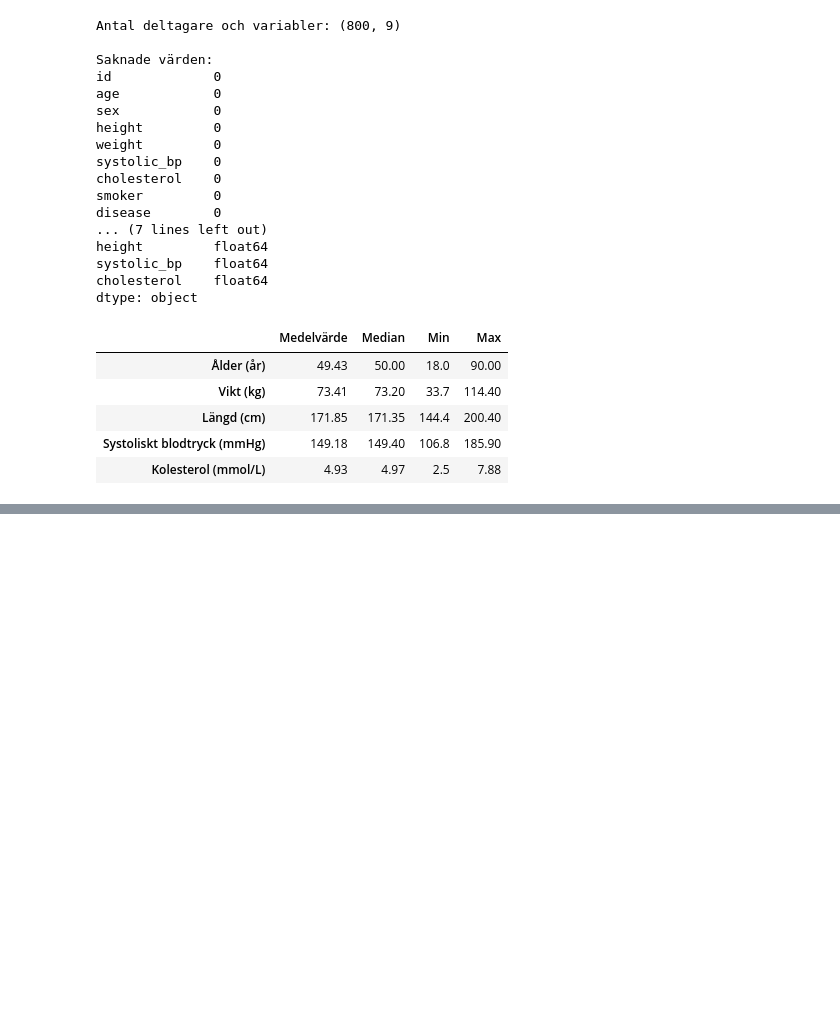
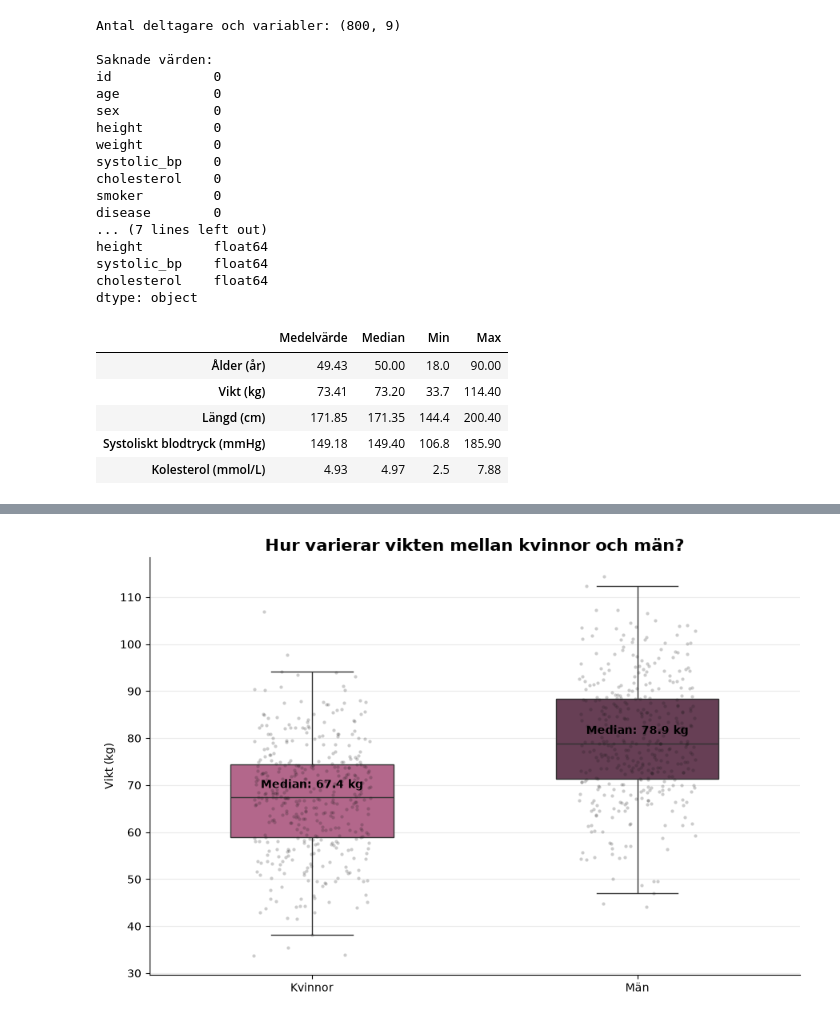
Before and after one commit to idaebeling/halsostudie, a Jupyter notebook: notebooks/halsostudie_del1.ipynb, the cells around one changed output, grey strips where cells are left out. Saved outputs shown, nothing was run; the diff lists cells and outputs as text; code cells hidden in the pictures; blank space fills up the shorter version.

```diff
--- a/notebooks/halsostudie_del1.ipynb
+++ b/notebooks/halsostudie_del1.ipynb
@@ -68,0 +115,57 @@ sammanfattning.round(2)
+# %%
+import matplotlib.pyplot as plt
+import seaborn as sns
+
+# Skapa tydliga gruppnamn från F och M.
+df["kön_namn"] = df["sex"].map({"F": "Kvinnor", "M": "Män"})
+ordning = ["Kvinnor", "Män"]
+
+fig, ax = plt.subplots(figsize=(9, 6))
+
+sns.boxplot(
+    data=df,
+    x="kön_namn",
+    y="weight",
+    hue="kön_namn",
+    order=ordning,
+    palette=["#C05A8A", "#6E3856"],
+    width=0.5,
+    showfliers=False,
+    ax=ax
+)
+
+# Lägg till enskilda deltagares vikter som svaga prickar.
+sns.stripplot(
+    data=df,
+    x="kön_namn",
+    y="weight",
+    order=ordning,
+    color="#1B1A1A",
+    alpha=0.22,
+    size=3,
+    jitter=0.18,
+    ax=ax
+)
+
+# Skriv medianen ovanför varje box.
+medianer = df.groupby("kön_namn")["weight"].median()
+
+for position, grupp in enumerate(ordning):
+    ax.text(
+        position,
+        medianer[grupp] + 2,
+        f"Median: {medianer[grupp]:.1f} kg",
+        ha="center",
+        fontsize=10,
+        weight="bold"
+    )
+
+ax.set_title("Hur varierar vikten mellan kvinnor och män?", fontsize=15, weight="bold")
+ax.set_xlabel("")
+ax.set_ylabel("Vikt (kg)")
+ax.grid(axis="y", alpha=0.25)
+sns.despine()
+plt.tight_layout()
+plt.show()
+# %% [output]
+[figure, added]
```
Also changed, not shown: parts of 9 cells of this notebook.
